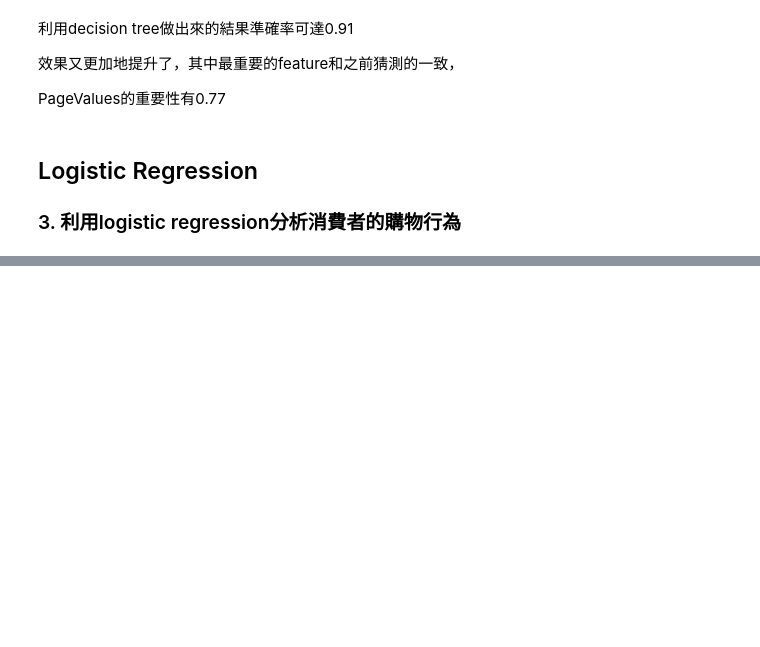
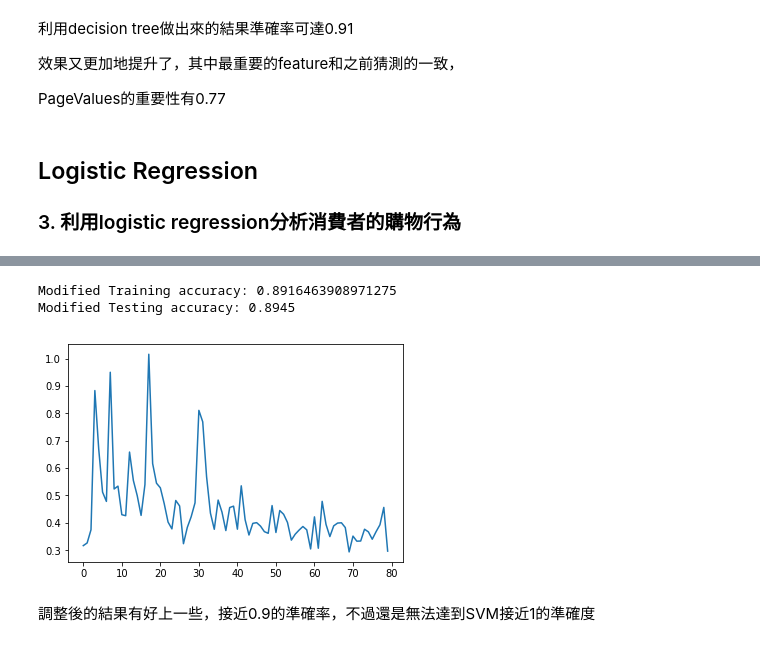
Before and after one commit to steakforlife/Data-Analysis-HW4, a Jupyter notebook: hw4/hw4.ipynb, the cells around one changed output, grey strips where cells are left out. Saved outputs shown, nothing was run; the diff lists cells and outputs as text; code cells hidden in the pictures; blank space fills up the shorter version.

```diff
--- a/hw4/hw4.ipynb
+++ b/hw4/hw4.ipynb
@@ -314,0 +477,31 @@ PageValues的重要性有0.77
+# %%
+hidden_units = 60    # how many neurons in the hidden layer
+activation = 'sigmoid'  # activation function for hidden layer
+l2 = 0.4              # regularization - how much we penalize large parameter values
+learning_rate = 0.15  # how big our steps are in gradient descent
+epochs = 80          # how many epochs to train for
+batch_size = 32      # how many samples to use for each gradient descent update
+class_weight = {     # define how each class weight
+    0: 1.,
+    1: 160 / 302
+}
+# %%
+models = models.Sequential()
+
+models.add(layers.Dense(input_dim=train_x.shape[1],
+                       units=40,
+                       activation='relu'))
+
+models.add(layers.Dense(units=1,
+                       activation='sigmoid'))
+
+models.compile(loss='binary_crossentropy',
+              optimizer='adam',
+              metrics=['accuracy'])
+
+model.summary()
+history = models.fit(train_x,
+                    train_y,
+                    epochs=50,
+                    validation_data=(test_x, test_y),
+                    verbose=False)
@@ -314,0 +520,4 @@ PageValues的重要性有0.77
+# %%
+history=models.fit(train_x, train_y, epochs=epochs, batch_size=batch_size, class_weight=class_weight)
+train_s_acc=models.evaluate(train_x, train_y, batch_size=batch_size)[1]
+test_s_acc=models.evaluate(test_x, test_y, batch_size=batch_size)[1]
@@ -314,0 +542,13 @@ PageValues的重要性有0.77
+# %%
+print("Modified Training accuracy: %s" % train_s_acc)
+print("Modified Testing accuracy: %s" % test_s_acc)
+
+losses=history.history['loss']
+plt.plot(range(len(losses)), losses)
+plt.show()
+# %% [output]
+Modified Training accuracy: 0.8916463908971275
+Modified Testing accuracy: 0.8945
+[figure, added]
+# %% [markdown]
+調整後的結果有好上一些，接近0.9的準確率，不過還是無法達到SVM接近1的準確度
```
Also changed, not shown: parts of 25 cells of this notebook.
